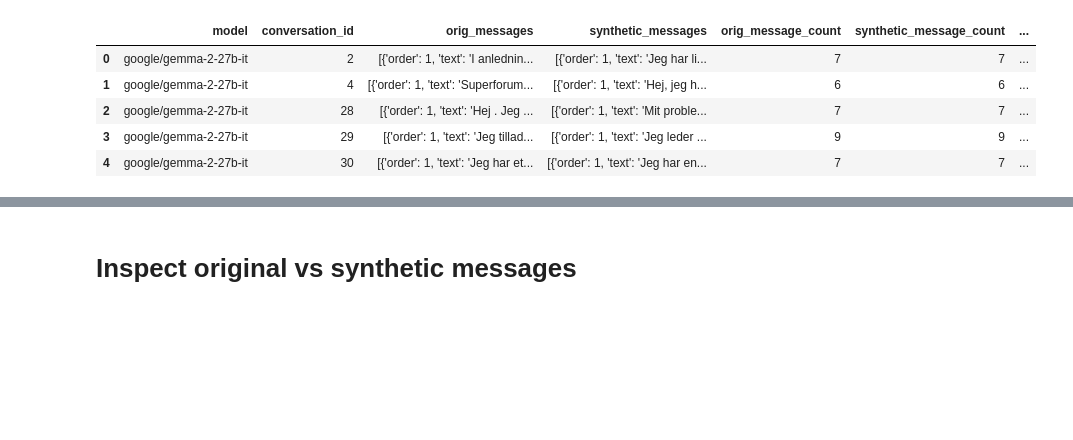
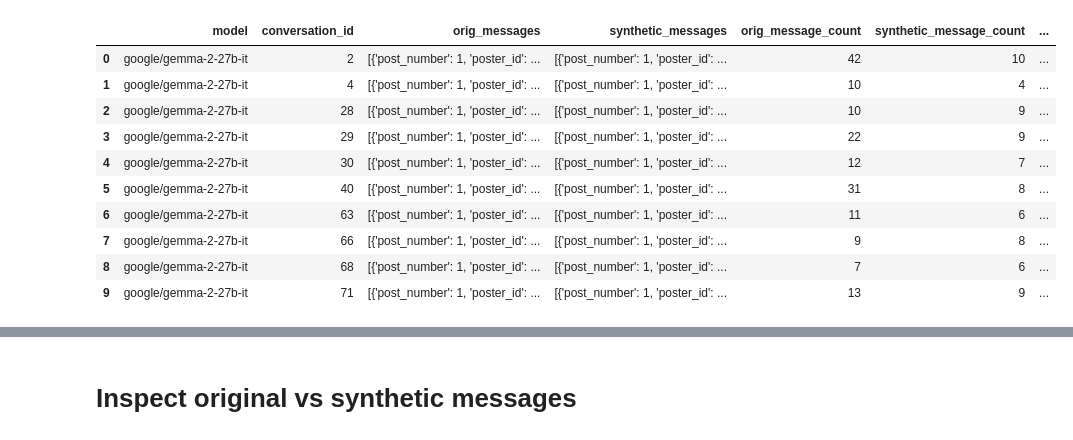
Before and after one commit to Mikeriess/Synth_data, a Jupyter notebook: notebooks/2_inspect.ipynb, the cells around one changed output, grey strips where cells are left out. Drawn from its saved outputs; the diff is of its cells as text; code cells hidden in the pictures; blank space fills up the shorter version.

```diff
--- a/notebooks/2_inspect.ipynb
+++ b/notebooks/2_inspect.ipynb
@@ -6,15 +6,20 @@ from datasets import load_dataset
 #dataset = load_dataset("mikeriess/LM_Da_test_100_llama-3.1-405b-instruct-fp8")
 #dataset = load_dataset("mikeriess/LM_dialogues1", revision="0827e2f7f30c6192f71113ab579067c4fbda3b0f")
 #dataset = load_dataset("mikeriess/LM_dialogues3_gemma9b")
-dataset = load_dataset("mikeriess/LM_dialogues3_gemma27b")
+dataset = load_dataset("mikeriess/LM_dialogues_4_gemma27b")
 # %%
 # Convert to pandas and then to dictionary format
 df = dataset['train'].to_pandas()
-df.head()
+df.head(10)
 # %% [output]
 |  | model | conversation_id | orig_messages | synthetic_messages | orig_message_count | synthetic_message_count | ... |
-| 0 | google/gemma-2-27b-it | 2 | [{'order': 1, 'text': 'I anlednin... | [{'order': 1, 'text': 'Jeg har li... | 7 | 7 | ... |
-| 1 | google/gemma-2-27b-it | 4 | [{'order': 1, 'text': 'Superforum... | [{'order': 1, 'text': 'Hej, jeg h... | 6 | 6 | ... |
-| 2 | google/gemma-2-27b-it | 28 | [{'order': 1, 'text': 'Hej . Jeg ... | [{'order': 1, 'text': 'Mit proble... | 7 | 7 | ... |
-| 3 | google/gemma-2-27b-it | 29 | [{'order': 1, 'text': 'Jeg tillad... | [{'order': 1, 'text': 'Jeg leder ... | 9 | 9 | ... |
-| 4 | google/gemma-2-27b-it | 30 | [{'order': 1, 'text': 'Jeg har et... | [{'order': 1, 'text': 'Jeg har en... | 7 | 7 | ... |
+| 0 | google/gemma-2-27b-it | 2 | [{'post_number': 1, 'poster_id': ... | [{'post_number': 1, 'poster_id': ... | 42 | 10 | ... |
+| 1 | google/gemma-2-27b-it | 4 | [{'post_number': 1, 'poster_id': ... | [{'post_number': 1, 'poster_id': ... | 10 | 4 | ... |
+| 2 | google/gemma-2-27b-it | 28 | [{'post_number': 1, 'poster_id': ... | [{'post_number': 1, 'poster_id': ... | 10 | 9 | ... |
+| 3 | google/gemma-2-27b-it | 29 | [{'post_number': 1, 'poster_id': ... | [{'post_number': 1, 'poster_id': ... | 22 | 9 | ... |
+| 4 | google/gemma-2-27b-it | 30 | [{'post_number': 1, 'poster_id': ... | [{'post_number': 1, 'poster_id': ... | 12 | 7 | ... |
+| 5 | google/gemma-2-27b-it | 40 | [{'post_number': 1, 'poster_id': ... | [{'post_number': 1, 'poster_id': ... | 31 | 8 | ... |
+| 6 | google/gemma-2-27b-it | 63 | [{'post_number': 1, 'poster_id': ... | [{'post_number': 1, 'poster_id': ... | 11 | 6 | ... |
+| 7 | google/gemma-2-27b-it | 66 | [{'post_number': 1, 'poster_id': ... | [{'post_number': 1, 'poster_id': ... | 9 | 8 | ... |
+| 8 | google/gemma-2-27b-it | 68 | [{'post_number': 1, 'poster_id': ... | [{'post_number': 1, 'poster_id': ... | 7 | 6 | ... |
+| 9 | google/gemma-2-27b-it | 71 | [{'post_number': 1, 'poster_id': ... | [{'post_number': 1, 'poster_id': ... | 13 | 9 | ... |
```
Also changed, not shown: parts of 3 cells of this notebook.
